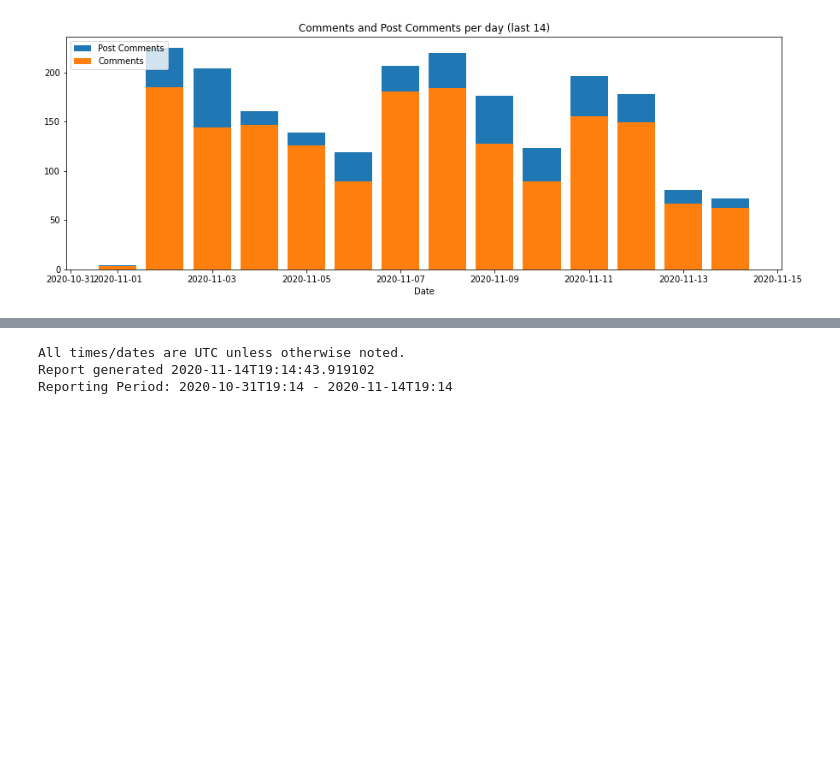
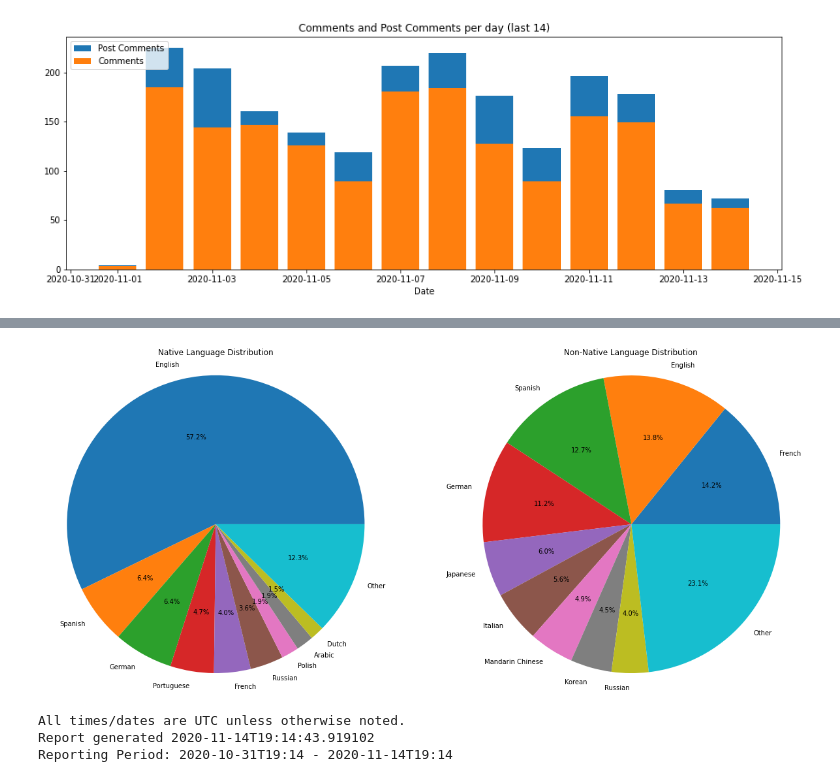
Before and after one commit to Journaly/janalytics, a Jupyter notebook: Activity Report.ipynb, the cells around one changed output, grey strips where cells are left out. Saved outputs shown, nothing was run; the diff lists cells and outputs as text; code cells hidden in the pictures; blank space fills up the shorter version.

Commit message:
Add Native/Non-Native language pie charts

```diff
--- a/Activity Report.ipynb
+++ b/Activity Report.ipynb
@@ -33,6 +33,11 @@ def union_timeseries(*timeseries):
             unified_dict[date][tidx] = value
 
     return sorted([(date, *values) for date, values in unified_dict.items()])
+
+def top_n_plus_other(n, rows):
+    s = sorted(rows, reverse=True)
+    other_count = sum([r[0] for r in s[n:]])
+    return s[:n] + [(other_count, 'Other')]
 # %%
 # Number of days into the past to run timeseries reports for
 TIME_PERIOD = timedelta(days=14)
@@ -125,3 +130,37 @@ with get_cursor() as cur:
+# %%
+with get_cursor() as cur:
+    cur.execute('''
+        SELECT COUNT(*) as count, l.name FROM "LanguageRelation" as lr
+        JOIN "Language" as l
+        ON lr."languageId" = l.id
+        WHERE lr.level = 'NATIVE'
+        GROUP BY l.name
+        ORDER BY count DESC;
+    ''', (NOW - TIME_PERIOD,))
+    ncounts, nnames = transpose(top_n_plus_other(9, cur.fetchall()))
+
+    cur.execute('''
+        SELECT COUNT(*) as count, l.name FROM "LanguageRelation" as lr
+        JOIN "Language" as l
+        ON lr."languageId" = l.id
+        WHERE lr.level != 'NATIVE'
+        GROUP BY l.name
+        ORDER BY count DESC;
+    ''', (NOW - TIME_PERIOD,))
+    lcounts, lnames = transpose(top_n_plus_other(9, cur.fetchall()))
+
+    f, (ax1, ax2) = plt.subplots(1, 2)
+    f.subplots_adjust(0.3,0,3,1.75)
+
+    ax1.title.set_text('Native Language Distribution')
+    ax1.pie(ncounts, labels=nnames, autopct='%1.1f%%')
+    ax1.axis('equal')
+
+    ax2.title.set_text('Non-Native Language Distribution')
+    ax2.pie(lcounts, labels=lnames, autopct='%1.1f%%')
+    ax2.axis('equal')
+# %% [output]
+[figure, added]
 # %%
 print('All times/dates are UTC unless otherwise noted.')
 print('Report generated %s' % NOW.isoformat())
```
Also changed, not shown: parts of 2 cells of this notebook.
